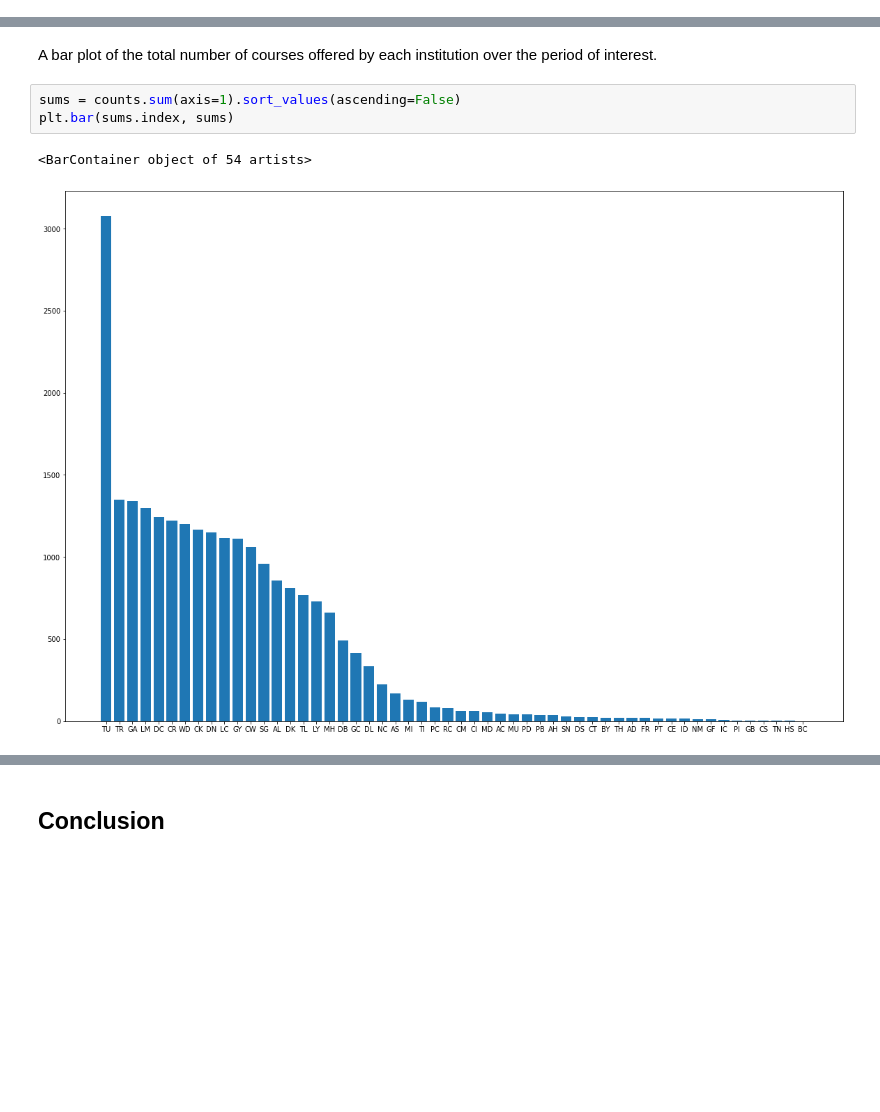
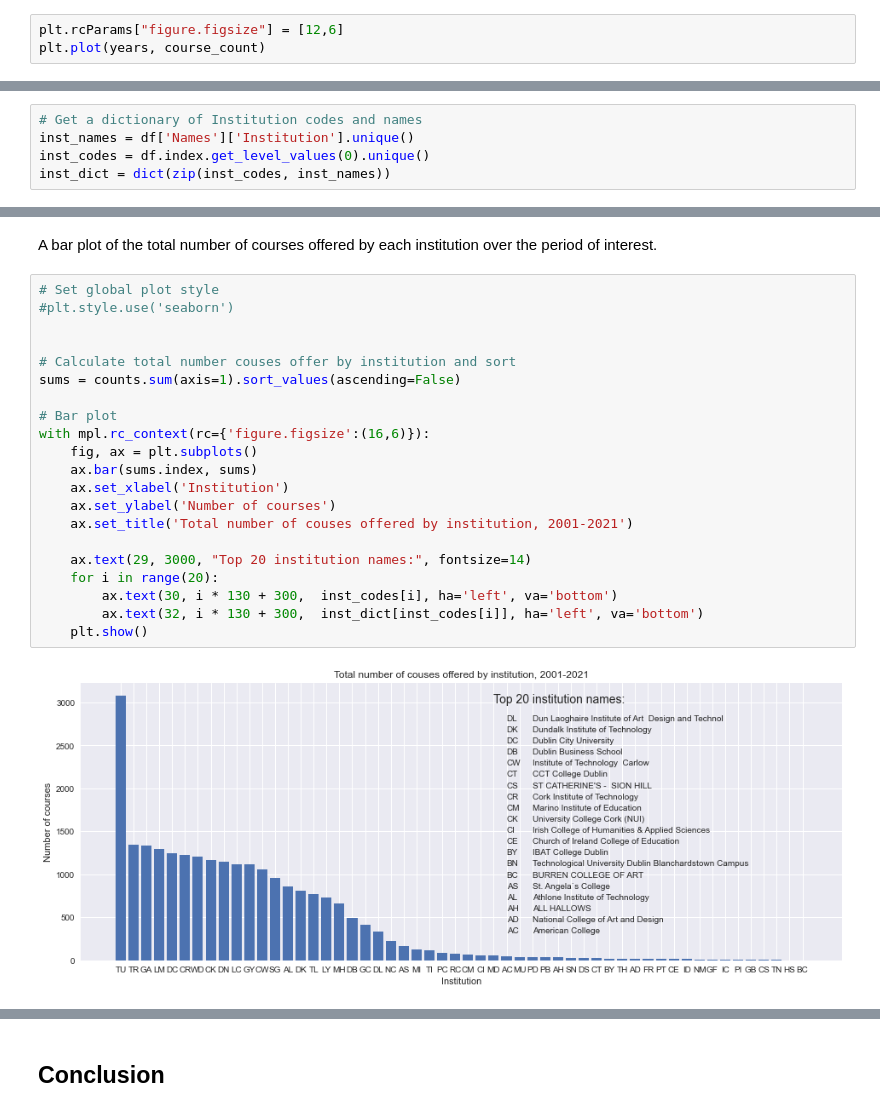
Before and after one commit to fod/fundamentals-data-analysis, a Jupyter notebook: cao.ipynb, the cells around one changed output, grey strips where cells are left out. Cells and saved outputs as stored; diff of their text form; blank space fills up the shorter version.

Commit message:
CAO beginning num courses plots

```diff
--- a/cao.ipynb
+++ b/cao.ipynb
@@ -893,0 +903,3 @@ df.describe().round()
+# %%
+plt.rcParams["figure.figsize"] = [12,6]
+plt.plot(years, course_count)
@@ -894,3 +909,8 @@ df.describe().round()
+# %%
+# Get a dictionary of Institution codes and names
+inst_names = df['Names']['Institution'].unique()
+inst_codes = df.index.get_level_values(0).unique()
+inst_dict = dict(zip(inst_codes, inst_names))
 # %% [markdown]
 Course codes BN, DT, FT, TA, and TU all refer to different campuses, and different generations of Technological University Dublin, so all are recoded as TU. Institution name remains unchanged.
 # %%
@@ -902,9 +922,26 @@ counts = eos.groupby('Institution Code').count().droplevel(1, axis=1).sort_index
 # %% [markdown]
 A bar plot of the total number of courses offered by each institution over the period of interest.
 # %%
+# Set global plot style
+#plt.style.use('seaborn')
+
+
+# Calculate total number couses offer by institution and sort
 sums = counts.sum(axis=1).sort_values(ascending=False)
-plt.bar(sums.index, sums)
+
+# Bar plot
+with mpl.rc_context(rc={'figure.figsize':(16,6)}):
+    fig, ax = plt.subplots()
+    ax.bar(sums.index, sums)
+    ax.set_xlabel('Institution')
+    ax.set_ylabel('Number of courses')
+    ax.set_title('Total number of couses offered by institution, 2001-2021')
+
+    ax.text(29, 3000, "Top 20 institution names:", fontsize=14)
+    for i in range(20):
+        ax.text(30, i * 130 + 300,  inst_codes[i], ha='left', va='bottom')
+        ax.text(32, i * 130 + 300,  inst_dict[inst_codes[i]], ha='left', va='bottom')
+    plt.show()
 # %% [output]
-<BarContainer object of 54 artists>
-[figure, old version]
+[figure, new version]
 # %%
```
Also changed, not shown: parts of 8 cells of this notebook, 2 other files.
